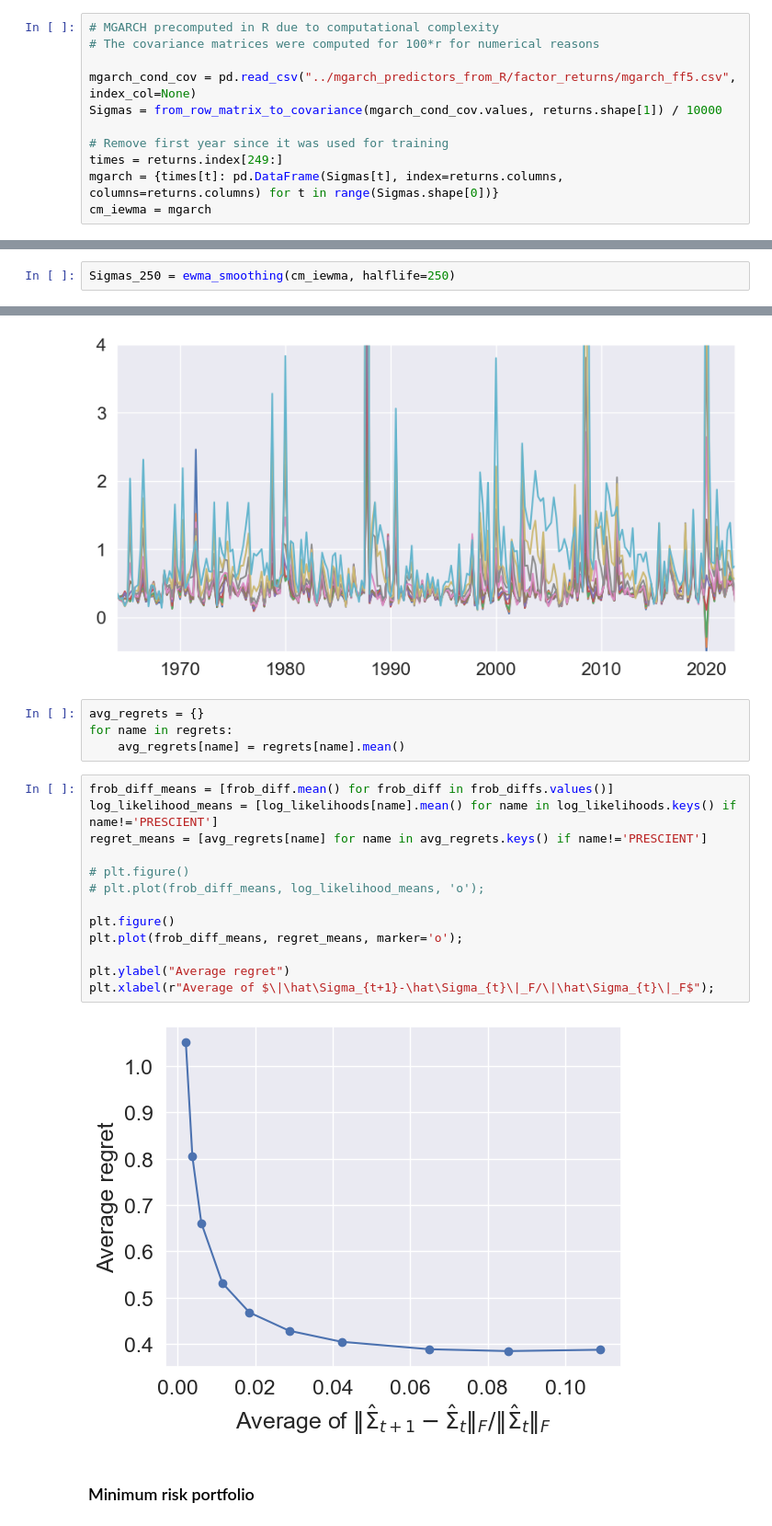
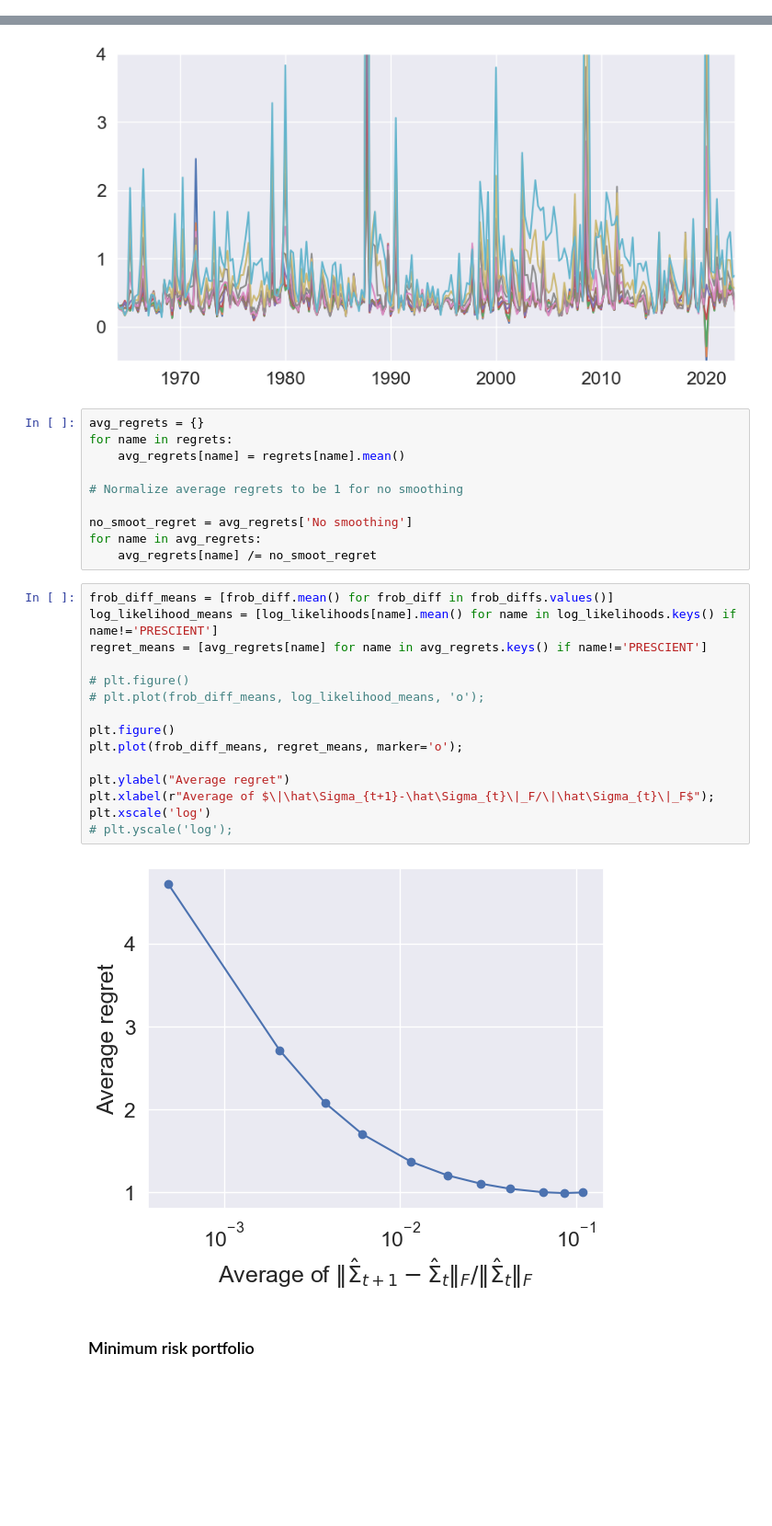
Before and after one commit to cvxgrp/cov_pred_finance, a Jupyter notebook: experiments/extensions/smoothing.ipynb, the cells around one changed output, grey strips where cells are left out. Shown at 92% size. Saved outputs shown, nothing was run; the diff lists cells and outputs as text; blank space fills up the shorter version.

```diff
--- a/experiments/extensions/smoothing.ipynb
+++ b/experiments/extensions/smoothing.ipynb
@@ -37,17 +38,6 @@ results = list(from_sigmas(Sigmas, returns, means=None).solve(window=10))
 
 cm_iewma = {result.time: result.covariance for result in results}
 weights = {result.time: result.weights for result in results}
-# %%
-# MGARCH precomputed in R due to computational complexity
-# The covariance matrices were computed for 100*r for numerical reasons
-
-mgarch_cond_cov = pd.read_csv("../mgarch_predictors_from_R/factor_returns/mgarch_ff5.csv", index_col=None)
-Sigmas = from_row_matrix_to_covariance(mgarch_cond_cov.values, returns.shape[1]) / 10000
-
-# Remove first year since it was used for training
-times = returns.index[249:]
-mgarch = {times[t]: pd.DataFrame(Sigmas[t], index=returns.columns, columns=returns.columns) for t in range(Sigmas.shape[0])}
-cm_iewma = mgarch
 # %%
 # Prescient
 prescient = {}
@@ -88,8 +78,6 @@ Sigmas_50 = ewma_smoothing(cm_iewma, halflife=50)
 Sigmas_100 = ewma_smoothing(cm_iewma, halflife=100)
 Sigmas_250 = ewma_smoothing(cm_iewma, halflife=250)
 Sigmas_5000 = ewma_smoothing(cm_iewma, halflife=5000)
-# %%
-Sigmas_250 = ewma_smoothing(cm_iewma, halflife=250)
 # %%
 start_date = [*cm_iewma.keys()][0]
 end_date = [*cm_iewma.keys()][-1]
@@ -142,21 +126,29 @@ plt.ylim(-0.5,4);
 avg_regrets = {}
 for name in regrets:
     avg_regrets[name] = regrets[name].mean()
+
+# Normalize average regrets to be 1 for no smoothing
+
+no_smoot_regret = avg_regrets['No smoothing']
+for name in avg_regrets:
+    avg_regrets[name] /= no_smoot_regret
 # %%
 frob_diff_means = [frob_diff.mean() for frob_diff in frob_diffs.values()]
 log_likelihood_means = [log_likelihoods[name].mean() for name in log_likelihoods.keys() if name!='PRESCIENT']
 regret_means = [avg_regrets[name] for name in avg_regrets.keys() if name!='PRESCIENT']
 
 # plt.figure()
 # plt.plot(frob_diff_means, log_likelihood_means, 'o');
 
 plt.figure()
 plt.plot(frob_diff_means, regret_means, marker='o');
 
 plt.ylabel("Average regret")
 plt.xlabel(r"Average of $\|\hat\Sigma_{t+1}-\hat\Sigma_{t}\|_F/\|\hat\Sigma_{t}\|_F$");
+plt.xscale('log')
+# plt.yscale('log');
 # %% [output]
-[figure, old version]
+[figure, new version]
 # %% [markdown]
 ### Minimum risk portfolio
 # %%
```
Also changed, not shown: parts of 17 cells of this notebook, 15 other files.
